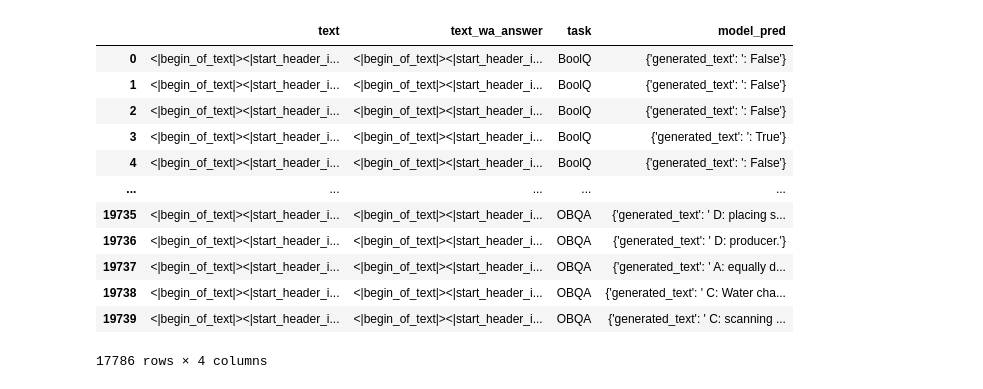
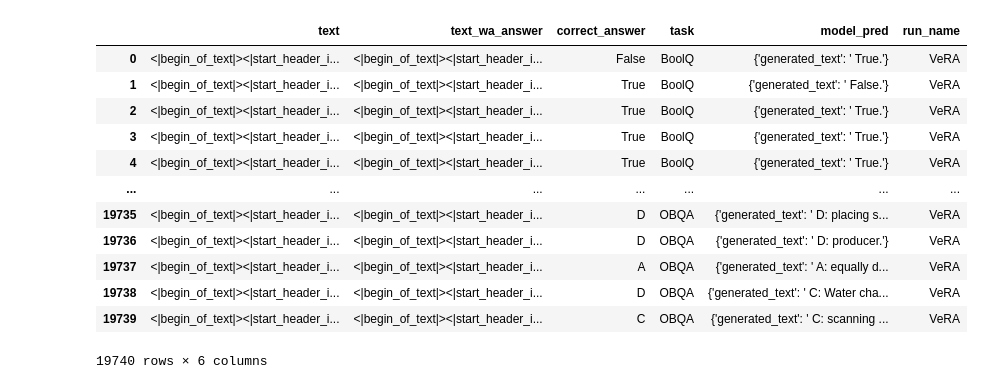
Before and after one commit to Bogachevv/OrthogonalFineTune, a Jupyter notebook: view_CR.ipynb, the cells around one changed output. Cells and saved outputs as stored; diff of their text form; code cells hidden in the pictures.

```diff
--- a/view_CR.ipynb
+++ b/view_CR.ipynb
@@ -11,6 +17,6 @@ import pickle
 # %%
 preds_path_ls = [
-    ('correct',  r'C:\Users\Vladimir\PycharmProjects\OrthogonalFineTune\val_preds\correct.bin'),
+    ('Raw',  r'C:\Users\Vladimir\PycharmProjects\OrthogonalFineTune\val_preds\Raw-CR.bin'),
     ('LoRA',  r'C:\Users\Vladimir\PycharmProjects\OrthogonalFineTune\val_preds\LoRA-cfg18-CR.bin'),
     ('DoRA',  r'C:\Users\Vladimir\PycharmProjects\OrthogonalFineTune\val_preds\DoRA-cfg18-CR.bin'),
     ('VeRA',  r'C:\Users\Vladimir\PycharmProjects\OrthogonalFineTune\val_preds\VeRA-cfg1-CR.bin'),
@@ -21,24 +27,34 @@ preds_dfs = []
 
 for run_name, preds_path in preds_path_ls:
     with open(preds_path, 'rb') as f:
-        preds_df = pickle.load(file=f)
+        preds_df: pd.DataFrame = pickle.load(file=f)
 
-        preds_df = preds_df[preds_df['task'] != 'SIQA']
+        # preds_df = preds_df[preds_df['task'] != 'SIQA']
+        preds_df.insert(loc=len(preds_df.columns), column='run_name', value=run_name)
+
+        # if run_name == 'GSOFT':
+        #     preds_df = pd.merge(
+        #         left=ans_df,
+        #         right=preds_df,
+        #         how='inner',
+        #         on=['text', 'text_wa_answer', 'task'],
+        #         validate='1:1'
+        #     )
 
         preds_dfs.append(preds_df)
 # %%
-preds_dfs[1]
+preds_dfs[3]
 # %% [output]
-|  | text | text_wa_answer | task | model_pred |
-| 0 | <|begin_of_text|><|start_header_i... | <|begin_of_text|><|start_header_i... | BoolQ | {'generated_text': ': False'} |
-| 1 | <|begin_of_text|><|start_header_i... | <|begin_of_text|><|start_header_i... | BoolQ | {'generated_text': ': False'} |
-| 2 | <|begin_of_text|><|start_header_i... | <|begin_of_text|><|start_header_i... | BoolQ | {'generated_text': ': False'} |
-| 3 | <|begin_of_text|><|start_header_i... | <|begin_of_text|><|start_header_i... | BoolQ | {'generated_text': ': True'} |
-| 4 | <|begin_of_text|><|start_header_i... | <|begin_of_text|><|start_header_i... | BoolQ | {'generated_text': ': False'} |
-| ... | ... | ... | ... | ... |
-| 19735 | <|begin_of_text|><|start_header_i... | <|begin_of_text|><|start_header_i... | OBQA | {'generated_text': ' D: placing s... |
-| 19736 | <|begin_of_text|><|start_header_i... | <|begin_of_text|><|start_header_i... | OBQA | {'generated_text': ' D: producer.'} |
-| 19737 | <|begin_of_text|><|start_header_i... | <|begin_of_text|><|start_header_i... | OBQA | {'generated_text': ' A: equally d... |
-| 19738 | <|begin_of_text|><|start_header_i... | <|begin_of_text|><|start_header_i... | OBQA | {'generated_text': ' C: Water cha... |
-| 19739 | <|begin_of_text|><|start_header_i... | <|begin_of_text|><|start_header_i... | OBQA | {'generated_text': ' C: scanning ... |
+|  | text | text_wa_answer | correct_answer | task | model_pred | run_name |
+| 0 | <|begin_of_text|><|start_header_i... | <|begin_of_text|><|start_header_i... | False | BoolQ | {'generated_text': ' True.'} | VeRA |
+| 1 | <|begin_of_text|><|start_header_i... | <|begin_of_text|><|start_header_i... | True | BoolQ | {'generated_text': ' False.'} | VeRA |
+| 2 | <|begin_of_text|><|start_header_i... | <|begin_of_text|><|start_header_i... | True | BoolQ | {'generated_text': ' True.'} | VeRA |
+| 3 | <|begin_of_text|><|start_header_i... | <|begin_of_text|><|start_header_i... | True | BoolQ | {'generated_text': ' True.'} | VeRA |
+| 4 | <|begin_of_text|><|start_header_i... | <|begin_of_text|><|start_header_i... | True | BoolQ | {'generated_text': ' True.'} | VeRA |
+| ... | ... | ... | ... | ... | ... | ... |
+| 19735 | <|begin_of_text|><|start_header_i... | <|begin_of_text|><|start_header_i... | D | OBQA | {'generated_text': ' D: placing s... | VeRA |
+| 19736 | <|begin_of_text|><|start_header_i... | <|begin_of_text|><|start_header_i... | D | OBQA | {'generated_text': ' D: producer.'} | VeRA |
+| 19737 | <|begin_of_text|><|start_header_i... | <|begin_of_text|><|start_header_i... | A | OBQA | {'generated_text': ' A: equally d... | VeRA |
+| 19738 | <|begin_of_text|><|start_header_i... | <|begin_of_text|><|start_header_i... | D | OBQA | {'generated_text': ' C: Water cha... | VeRA |
+| 19739 | <|begin_of_text|><|start_header_i... | <|begin_of_text|><|start_header_i... | C | OBQA | {'generated_text': ' C: scanning ... | VeRA |
-17786 rows × 4 columns
+19740 rows × 6 columns
```
Also changed, not shown: parts of 16 cells of this notebook, 2 other files.
